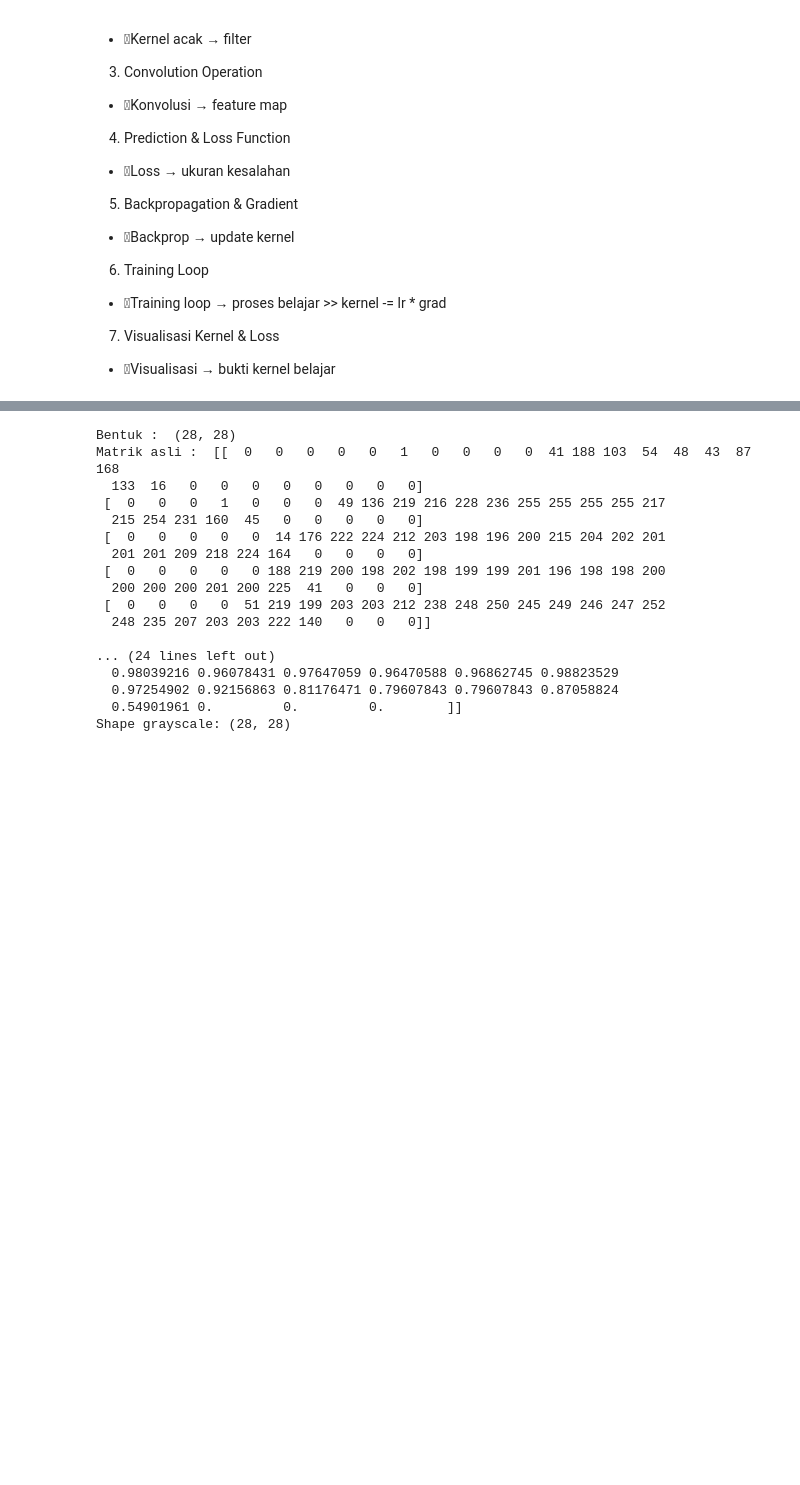
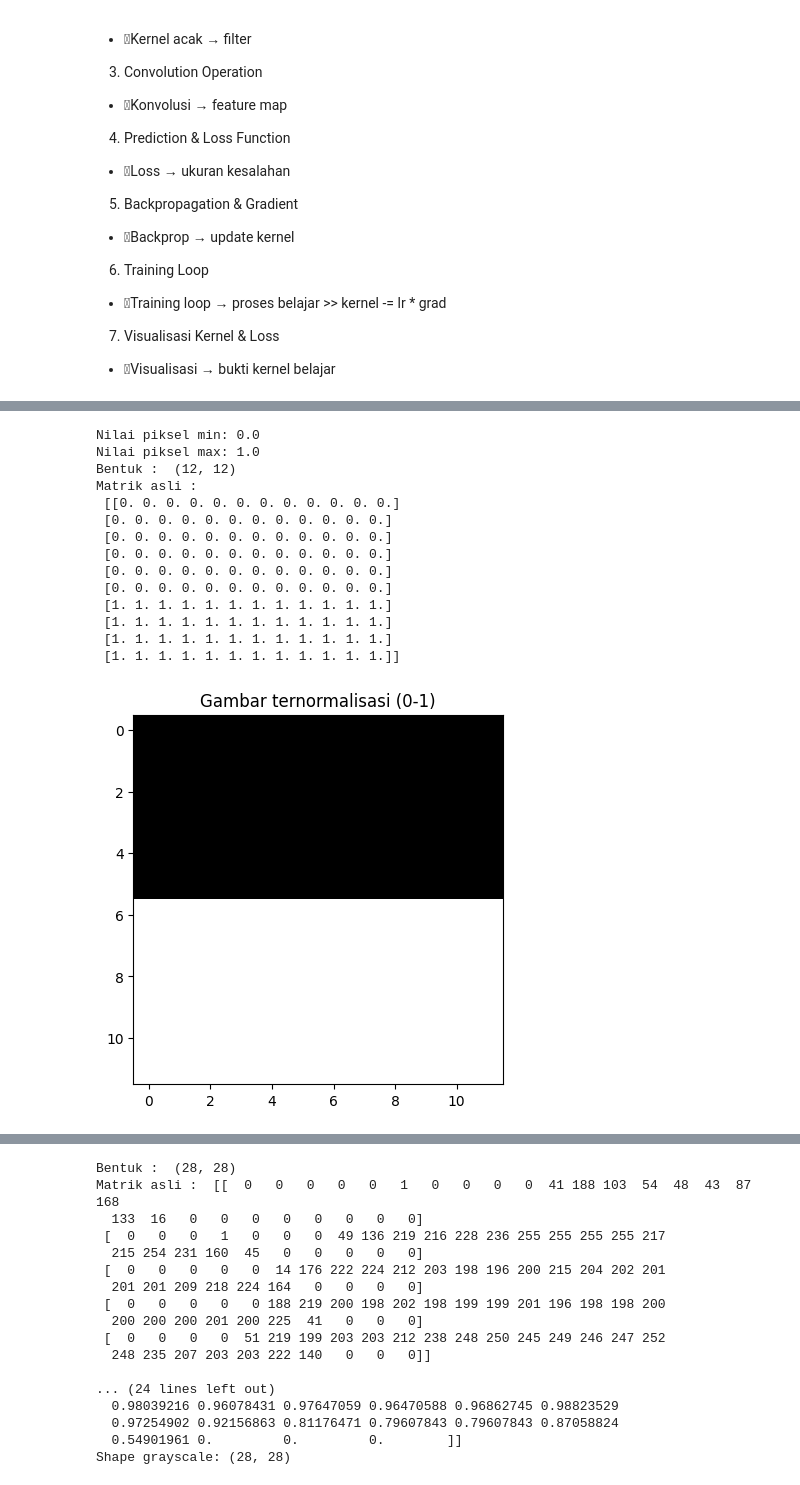
Before and after one commit to edycoleee/cnn2025, a Jupyter notebook: 01dasar.ipynb, the cells around one changed output, grey strips where cells are left out. Saved outputs shown, nothing was run; the diff lists cells and outputs as text; code cells hidden in the pictures; blank space fills up the shorter version.

```diff
--- a/01dasar.ipynb
+++ b/01dasar.ipynb
@@ -16,0 +54,26 @@
+# %%
+# Normalisasi gambar ke skala 0–1
+img_norm = img / 255.0
+print("Nilai piksel min:", img_norm.min())
+print("Nilai piksel max:", img_norm.max())
+print("Bentuk : " ,img_norm.shape)
+print("Matrik asli : \n" ,img_norm[:10])
+plt.imshow(img_norm, cmap='gray')
+plt.title("Gambar ternormalisasi (0-1)")
+plt.show()
+# %% [output]
+Nilai piksel min: 0.0
+Nilai piksel max: 1.0
+Bentuk :  (12, 12)
+Matrik asli :
+ [[0. 0. 0. 0. 0. 0. 0. 0. 0. 0. 0. 0.]
+ [0. 0. 0. 0. 0. 0. 0. 0. 0. 0. 0. 0.]
+ [0. 0. 0. 0. 0. 0. 0. 0. 0. 0. 0. 0.]
+ [0. 0. 0. 0. 0. 0. 0. 0. 0. 0. 0. 0.]
+ [0. 0. 0. 0. 0. 0. 0. 0. 0. 0. 0. 0.]
+ [0. 0. 0. 0. 0. 0. 0. 0. 0. 0. 0. 0.]
+ [1. 1. 1. 1. 1. 1. 1. 1. 1. 1. 1. 1.]
+ [1. 1. 1. 1. 1. 1. 1. 1. 1. 1. 1. 1.]
+ [1. 1. 1. 1. 1. 1. 1. 1. 1. 1. 1. 1.]
+ [1. 1. 1. 1. 1. 1. 1. 1. 1. 1. 1. 1.]]
+[figure, added]
```
Also changed, not shown: parts of 9 cells of this notebook.
